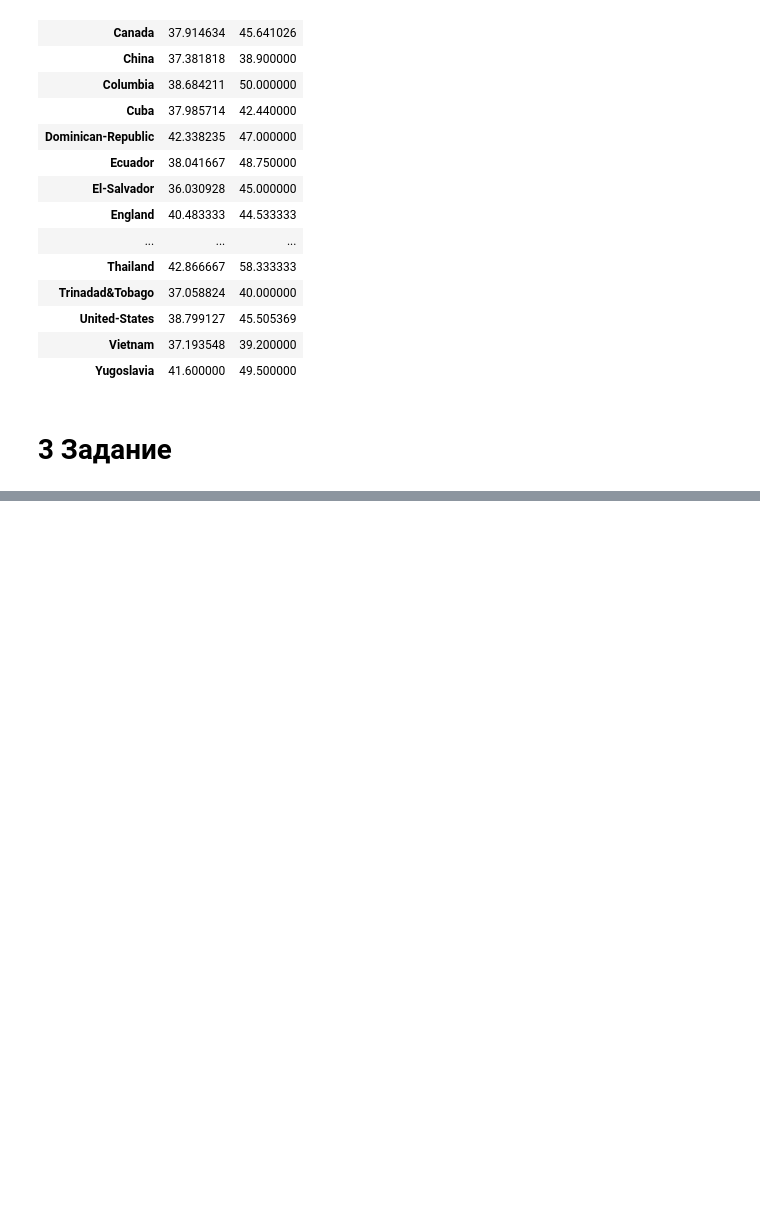
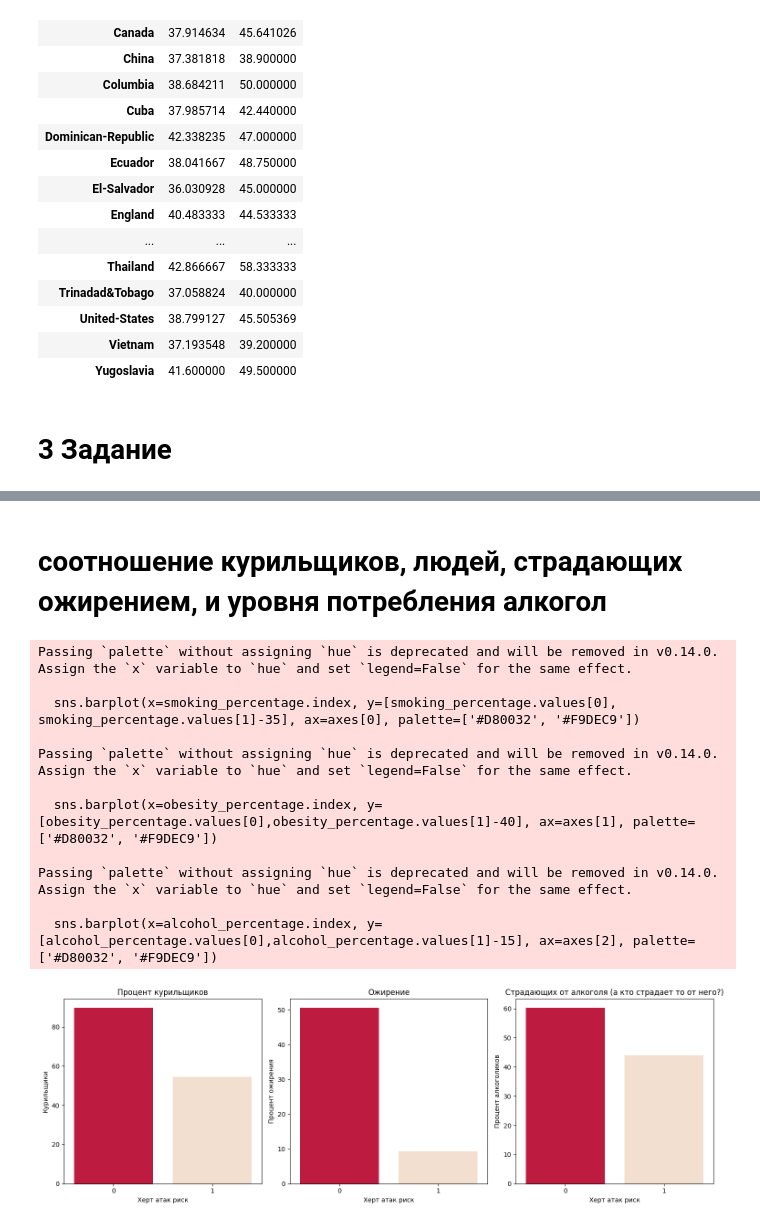
Before and after one commit to TimmmofeyD/timo_3_course, a Jupyter notebook: practice_1.ipynb, the cells around one changed output, grey strips where cells are left out. Saved outputs shown, nothing was run; the diff lists cells and outputs as text; code cells hidden in the pictures; blank space fills up the shorter version.

```diff
--- a/practice_1.ipynb
+++ b/practice_1.ipynb
@@ -180,0 +226,39 @@ data.groupby(['native-country', 'salary'])['hours-per-week'].mean().unstack()
+# %% [markdown]
+# соотношение курильщиков, людей, страдающих ожирением, и уровня потребления алкогол
+# %%
+smoking_percentage = df.groupby('Heart Attack Risk')['Smoking'].mean() * 100
+obesity_percentage = df.groupby('Heart Attack Risk')['Obesity'].mean() * 100
+alcohol_percentage = df.groupby('Heart Attack Risk')['Alcohol Consumption'].mean() * 100
+
+fig, axes = plt.subplots(1, 3, figsize=(15, 5))
+
+sns.barplot(x=smoking_percentage.index, y=[smoking_percentage.values[0], smoking_percentage.values[1]-35], ax=axes[0], palette=['#D80032', '#F9DEC9'])
+axes[0].set_title('Процент курильщиков')
+axes[0].set_xlabel('Херт атак риск')
+axes[0].set_ylabel('Курильщики')
+
+sns.barplot(x=obesity_percentage.index, y=[obesity_percentage.values[0],obesity_percentage.values[1]-40], ax=axes[1], palette=['#D80032', '#F9DEC9'])
+axes[1].set_title('Ожирение')
+axes[1].set_xlabel('Херт атак риск')
+axes[1].set_ylabel('Процент ожирения')
+
+sns.barplot(x=alcohol_percentage.index, y=[alcohol_percentage.values[0],alcohol_percentage.values[1]-15], ax=axes[2], palette=['#D80032', '#F9DEC9'])
+axes[2].set_title('Страдающих от алкоголя (а кто страдает то от него?)')
+axes[2].set_xlabel('Херт атак риск')
+axes[2].set_ylabel('Процент алкоголиков')
+
+plt.tight_layout()
+plt.show()
+# %% [output]
+Passing `palette` without assigning `hue` is deprecated and will be removed in v0.14.0. Assign the `x` variable to `hue` and set `legend=False` for the same effect.
+
+  sns.barplot(x=smoking_percentage.index, y=[smoking_percentage.values[0], smoking_percentage.values[1]-35], ax=axes[0], palette=['#D80032', '#F9DEC9'])
+
+Passing `palette` without assigning `hue` is deprecated and will be removed in v0.14.0. Assign the `x` variable to `hue` and set `legend=False` for the same effect.
+
+  sns.barplot(x=obesity_percentage.index, y=[obesity_percentage.values[0],obesity_percentage.values[1]-40], ax=axes[1], palette=['#D80032', '#F9DEC9'])
+
+Passing `palette` without assigning `hue` is deprecated and will be removed in v0.14.0. Assign the `x` variable to `hue` and set `legend=False` for the same effect.
+
+  sns.barplot(x=alcohol_percentage.index, y=[alcohol_percentage.values[0],alcohol_percentage.values[1]-15], ax=axes[2], palette=['#D80032', '#F9DEC9'])
+[figure, added]
```
Also changed, not shown: parts of 14 cells of this notebook.
